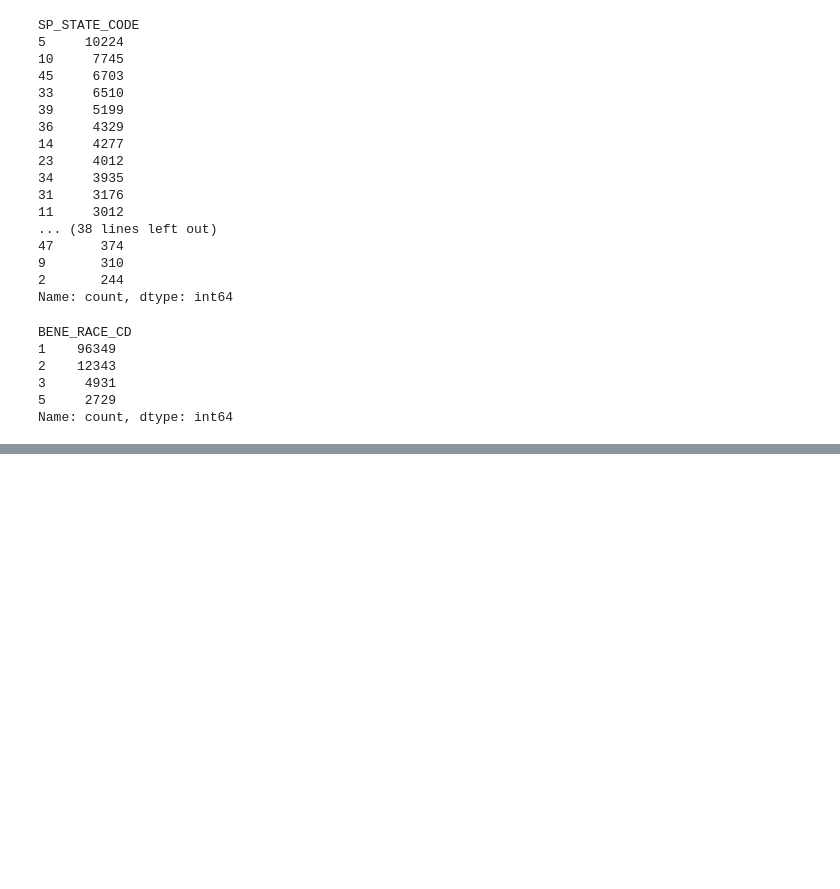
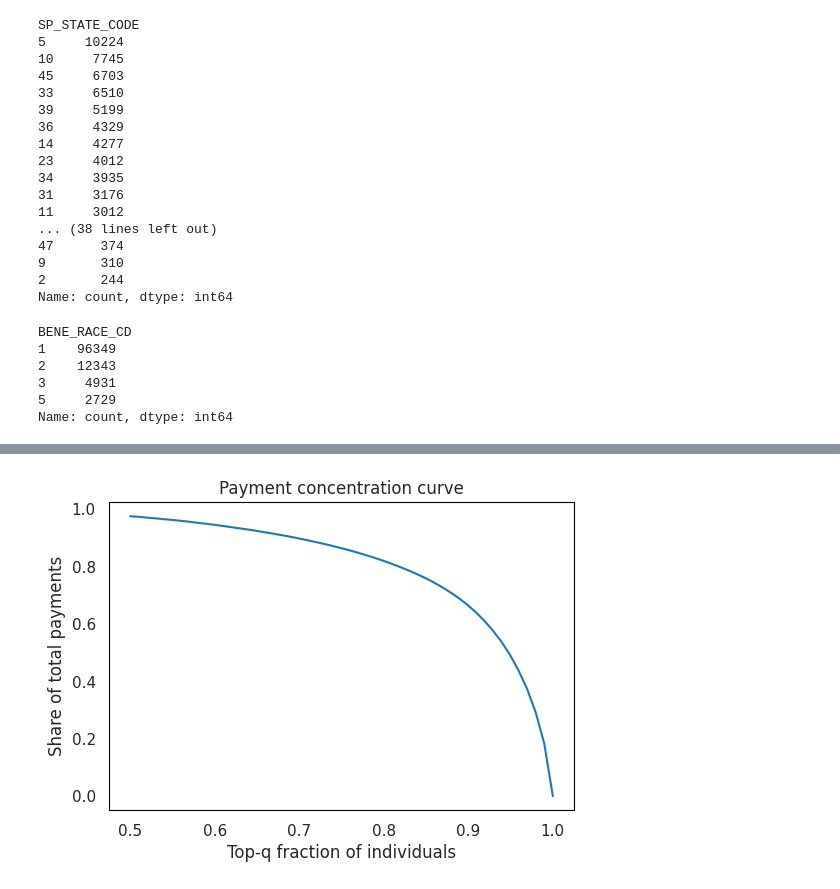
Before and after one commit to sylvaingchassang/generous_dynamic_contracting, a Jupyter notebook: gdc/notebooks/cms_overview.ipynb, the cells around one changed output, grey strips where cells are left out. Cells and saved outputs as stored; diff of their text form; code cells hidden in the pictures; blank space fills up the shorter version.

```diff
--- a/gdc/notebooks/cms_overview.ipynb
+++ b/gdc/notebooks/cms_overview.ipynb
@@ -253,0 +286,2 @@ df_beneficiaries_2008[[C
+# %%
+df_2008_w_dummies['payments'] = df_2008_w_dummies[medicare_payment].sum(axis=1)
@@ -253,0 +311,2 @@ df_beneficiaries_2008[[C
+# %%
+Y = df_2008_w_dummies['payments']
@@ -253,0 +434,21 @@ df_beneficiaries_2008[[C
+# %%
+import numpy as np
+
+def top_quantile_payment_share(s, q):
+    cutoff = s.quantile(q)
+    return s[s >= cutoff].sum() / s.sum()
+# %%
+qs = np.linspace(0.5, 1.0, 50)
+shares = np.array([top_quantile_payment_share(Y, q) for q in qs])
+# %%
+import matplotlib.pyplot as plt
+
+plt.figure(figsize=(6, 4))
+plt.plot(qs, shares)
+plt.xlabel("Top-q fraction of individuals")
+plt.ylabel("Share of total payments")
+plt.title("Payment concentration curve")
+plt.grid(True)
+plt.show()
+# %% [output]
+[figure, added]
```
Also changed, not shown: parts of 14 cells of this notebook.
